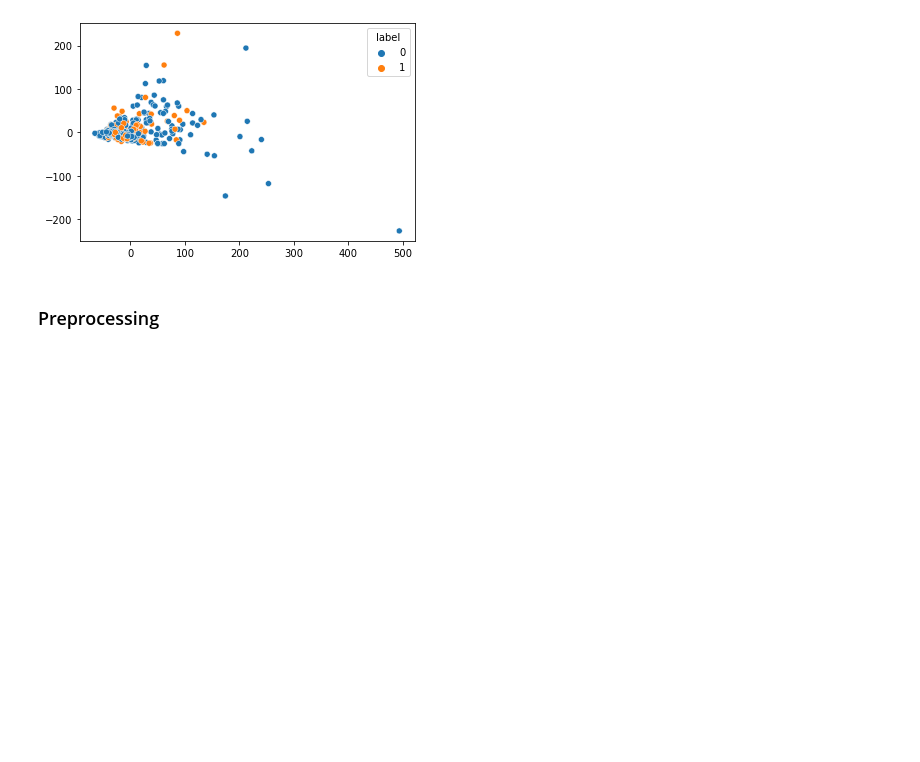
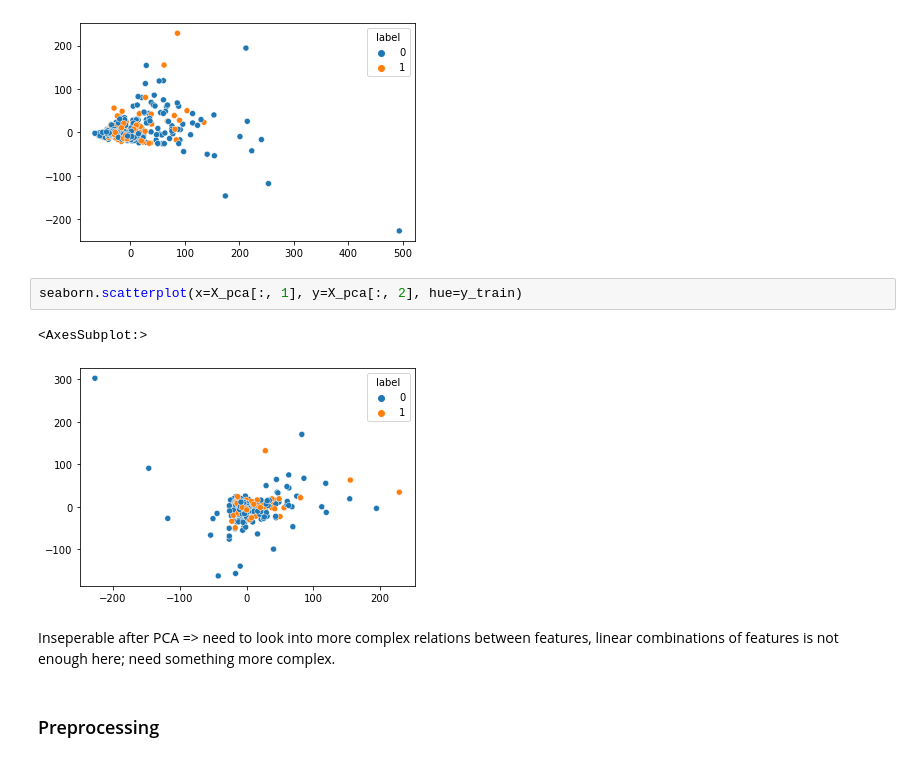
Before and after one commit to pienvangastel/tm10007_ml_group3, a Jupyter notebook: assignment_ecg.ipynb, the cells around one changed output. Drawn from its saved outputs; the diff is of its cells as text; blank space fills up the shorter version.

```diff
--- a/assignment_ecg.ipynb
+++ b/assignment_ecg.ipynb
@@ -60,6 +60,13 @@ seaborn.scatterplot(x=X_pca[:, 0], y=X_pca[:, 1], hue=y_train)
 # %% [output]
 <AxesSubplot:>
 [figure]
+# %%
+seaborn.scatterplot(x=X_pca[:, 1], y=X_pca[:, 2], hue=y_train)
+# %% [output]
+<AxesSubplot:>
+[figure, added]
+# %% [markdown]
+Inseperable after PCA => need to look into more complex relations between features, linear combinations of features is not enough here; need something more complex.
 # %% [markdown]
 ### Preprocessing
 # %%
```
